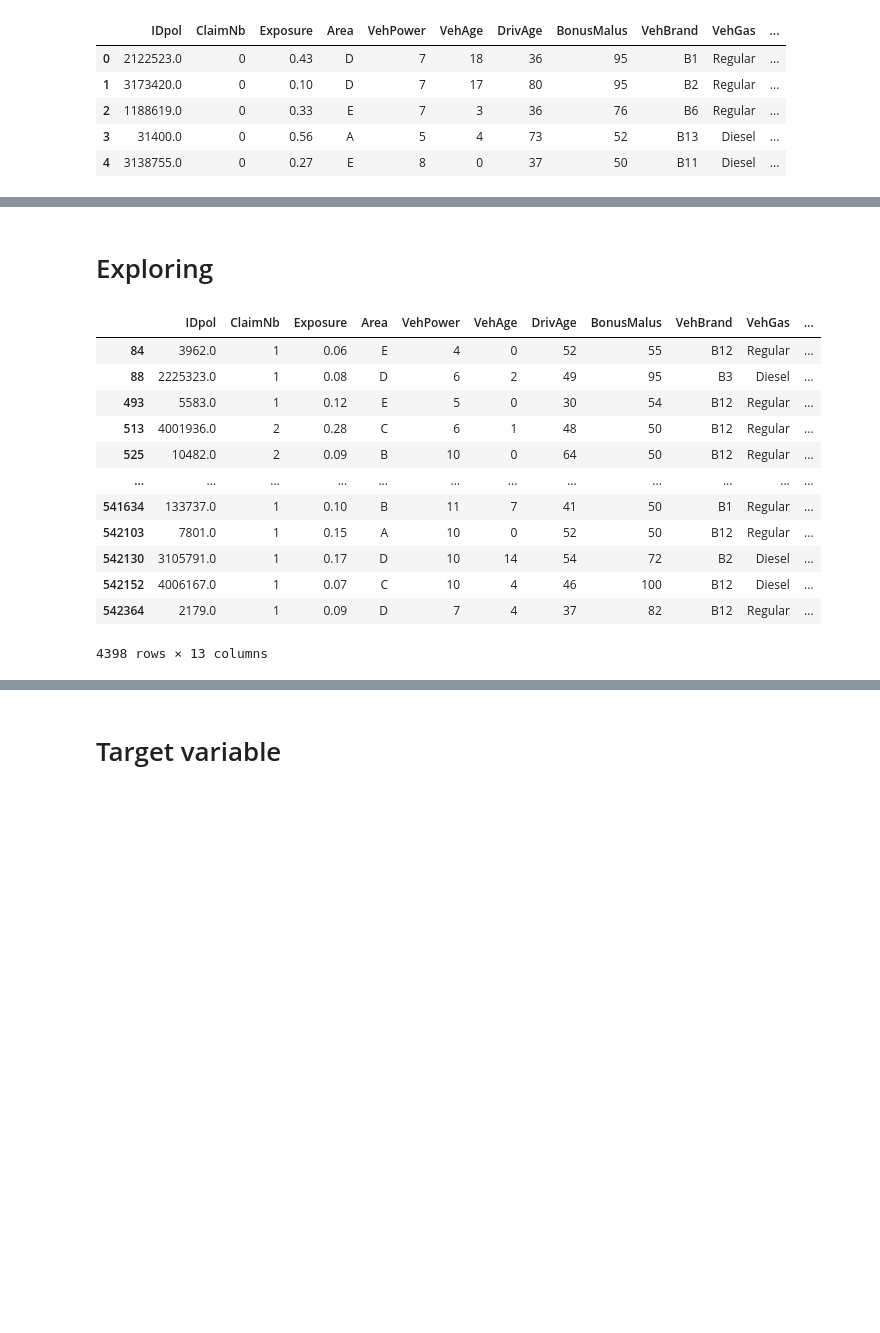
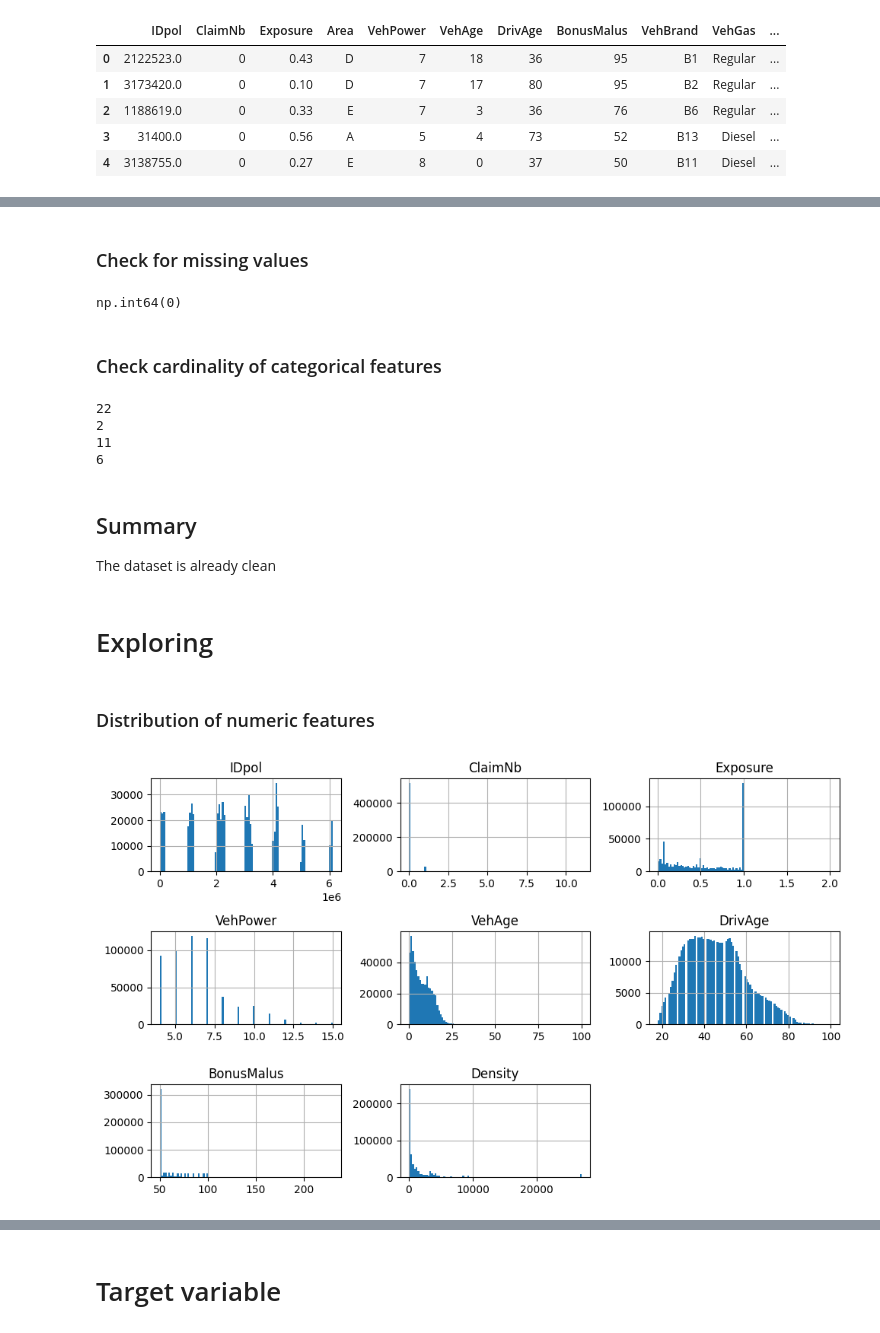
Before and after one commit to philipmunster/car-insurance-ML-ITU, a Jupyter notebook: philip/eda.ipynb, the cells around one changed output, grey strips where cells are left out. Drawn from its saved outputs; the diff is of its cells as text; code cells hidden in the pictures; blank space fills up the shorter version.

```diff
--- a/philip/eda.ipynb
+++ b/philip/eda.ipynb
@@ -18,3 +95,26 @@ df.head()
+# %% [markdown]
+### Check for missing values
+# %%
+# There is not a single missing value in the dataset
+dirty_df.isnull().any(axis=1).sum()
+# %% [output]
+np.int64(0)
+# %% [markdown]
+### Check cardinality of categorical features
+# %%
+print(len(dirty_df['Region'].unique()))
+print(len(dirty_df['VehGas'].unique()))
+print(len(dirty_df['VehBrand'].unique()))
+print(len(dirty_df['Area'].unique()))
+# %% [output]
+22
+2
+11
+6
+# %% [markdown]
+## Summary
+
+The dataset is already clean
 # %% [markdown]
 # Exploring
 # %%
@@ -24,16 +122,8 @@ df1['cpy'] = df1['ClaimNb'] / df1['Exposure']
-# %%
-df1[df1['cpy'] > 5]
-# %% [output]
-|  | IDpol | ClaimNb | Exposure | Area | VehPower | VehAge | DrivAge | BonusMalus | VehBrand | VehGas | ... |
-| 84 | 3962.0 | 1 | 0.06 | E | 4 | 0 | 52 | 55 | B12 | Regular | ... |
-| 88 | 2225323.0 | 1 | 0.08 | D | 6 | 2 | 49 | 95 | B3 | Diesel | ... |
-| 493 | 5583.0 | 1 | 0.12 | E | 5 | 0 | 30 | 54 | B12 | Regular | ... |
-| 513 | 4001936.0 | 2 | 0.28 | C | 6 | 1 | 48 | 50 | B12 | Regular | ... |
-| 525 | 10482.0 | 2 | 0.09 | B | 10 | 0 | 64 | 50 | B12 | Regular | ... |
-| ... | ... | ... | ... | ... | ... | ... | ... | ... | ... | ... | ... |
-| 541634 | 133737.0 | 1 | 0.10 | B | 11 | 7 | 41 | 50 | B1 | Regular | ... |
-| 542103 | 7801.0 | 1 | 0.15 | A | 10 | 0 | 52 | 50 | B12 | Regular | ... |
-| 542130 | 3105791.0 | 1 | 0.17 | D | 10 | 14 | 54 | 72 | B2 | Diesel | ... |
-| 542152 | 4006167.0 | 1 | 0.07 | C | 10 | 4 | 46 | 100 | B12 | Diesel | ... |
-| 542364 | 2179.0 | 1 | 0.09 | D | 7 | 4 | 37 | 82 | B12 | Regular | ... |
-4398 rows × 13 columns
+# %% [markdown]
+### Distribution of numeric features
+# %%
+df.hist(bins=100, figsize=(10, 6))
+
+plt.tight_layout()
+# %% [output]
+[figure, added]
```
Also changed, not shown: parts of 12 cells of this notebook, 2 other files.
